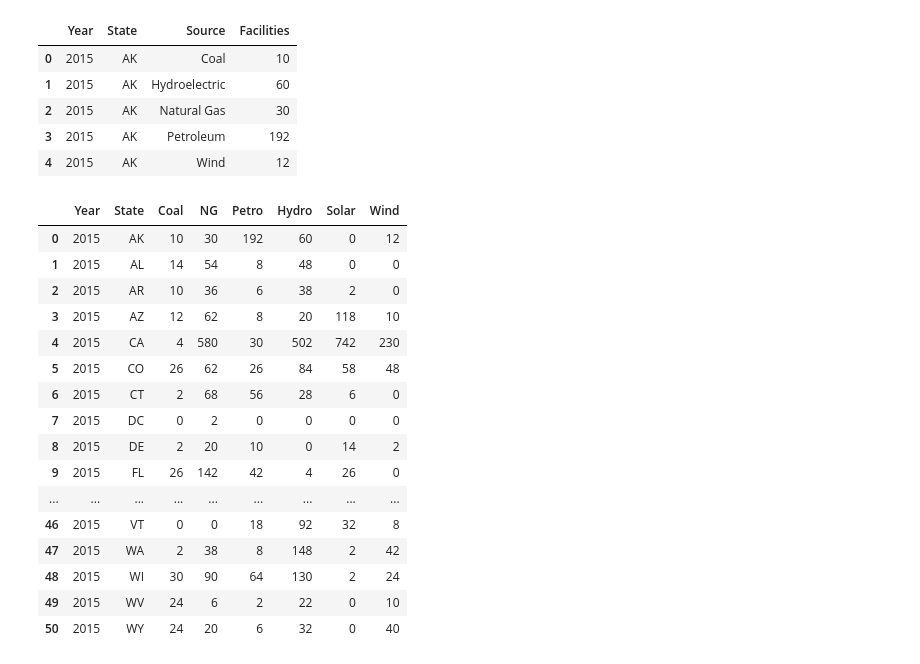
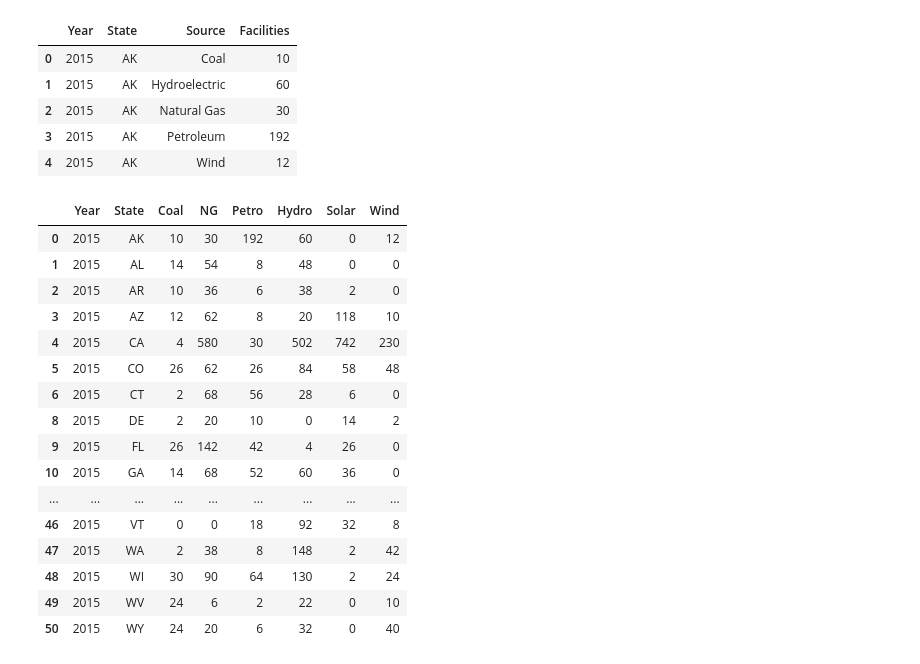
Before and after one commit to tydpan/EASE-Project, a Jupyter notebook: Arranged_Data/plant_list.ipynb, the cells around one changed output. Saved outputs shown, nothing was run; the diff lists cells and outputs as text; code cells hidden in the pictures.

```diff
--- a/Arranged_Data/plant_list.ipynb
+++ b/Arranged_Data/plant_list.ipynb
@@ -49,31 +50,32 @@ See the caveats in the documentation: http://pandas.pydata.org/pandas-docs/stabl
 # %%
 final_plants = pd.DataFrame()
 final_plants['State'] = statelist
 final_plants.insert(0, 'Year', 2015)
 
 for item in wanted_source:
     source_df = mod_plants[mod_plants['Source'].isin([item])]
     source_df = source_df.drop(['Year', 'Source'], axis = 1)
     source_df = source_df.rename(columns = {'Facilities':item})
     final_plants = pd.merge(final_plants, source_df, on = 'State', how = 'left').fillna(0)
     final_plants[item] = final_plants[item].astype(int)
 
 
 final_plants = final_plants.rename(columns = {'Petroleum':'Petro','Natural Gas':'NG','Hydroelectric':'Hydro','Solar Thermal and Photovoltaic':'Solar'})
 final_plants = final_plants[['Year', 'State', 'Coal', 'NG', 'Petro', 'Hydro', 'Solar', 'Wind']]
+final_plants = final_plants[final_plants['State'] != 'DC']
 final_plants
 # %% [output]
 |  | Year | State | Coal | NG | Petro | Hydro | Solar | Wind |
 | 0 | 2015 | AK | 10 | 30 | 192 | 60 | 0 | 12 |
 | 1 | 2015 | AL | 14 | 54 | 8 | 48 | 0 | 0 |
 | 2 | 2015 | AR | 10 | 36 | 6 | 38 | 2 | 0 |
 | 3 | 2015 | AZ | 12 | 62 | 8 | 20 | 118 | 10 |
 | 4 | 2015 | CA | 4 | 580 | 30 | 502 | 742 | 230 |
 | 5 | 2015 | CO | 26 | 62 | 26 | 84 | 58 | 48 |
 | 6 | 2015 | CT | 2 | 68 | 56 | 28 | 6 | 0 |
-| 7 | 2015 | DC | 0 | 2 | 0 | 0 | 0 | 0 |
 | 8 | 2015 | DE | 2 | 20 | 10 | 0 | 14 | 2 |
 | 9 | 2015 | FL | 26 | 142 | 42 | 4 | 26 | 0 |
+| 10 | 2015 | GA | 14 | 68 | 52 | 60 | 36 | 0 |
 | ... | ... | ... | ... | ... | ... | ... | ... | ... |
 | 46 | 2015 | VT | 0 | 0 | 18 | 92 | 32 | 8 |
 | 47 | 2015 | WA | 2 | 38 | 8 | 148 | 2 | 42 |
```
Also changed, not shown: parts of 4 cells of this notebook.
